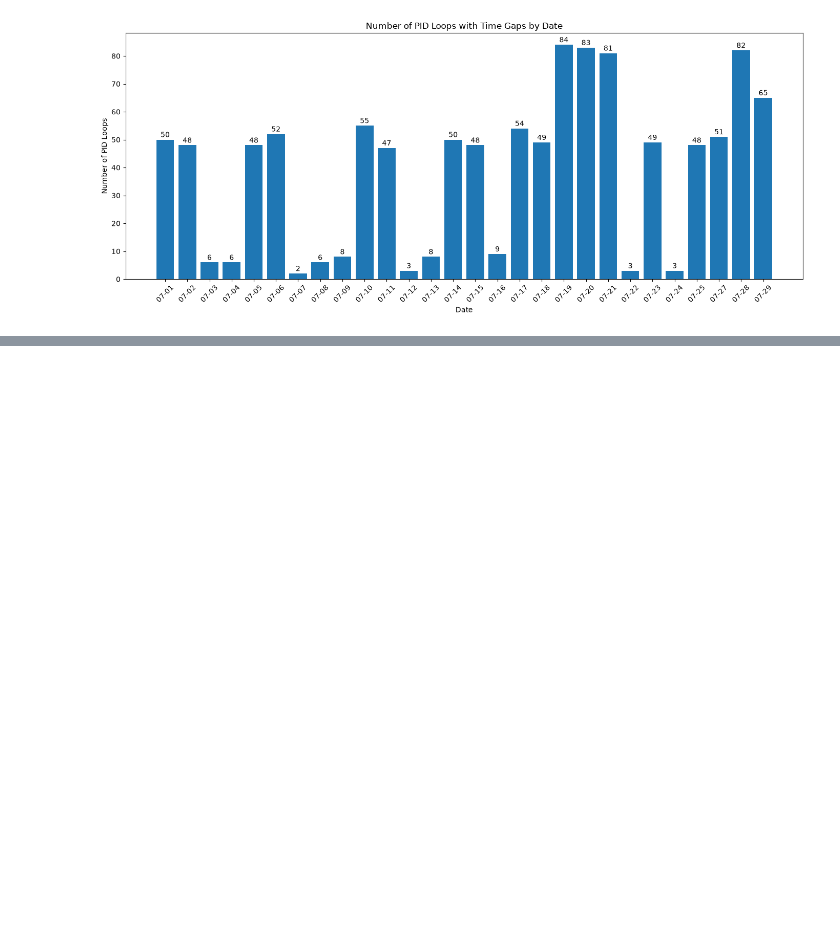
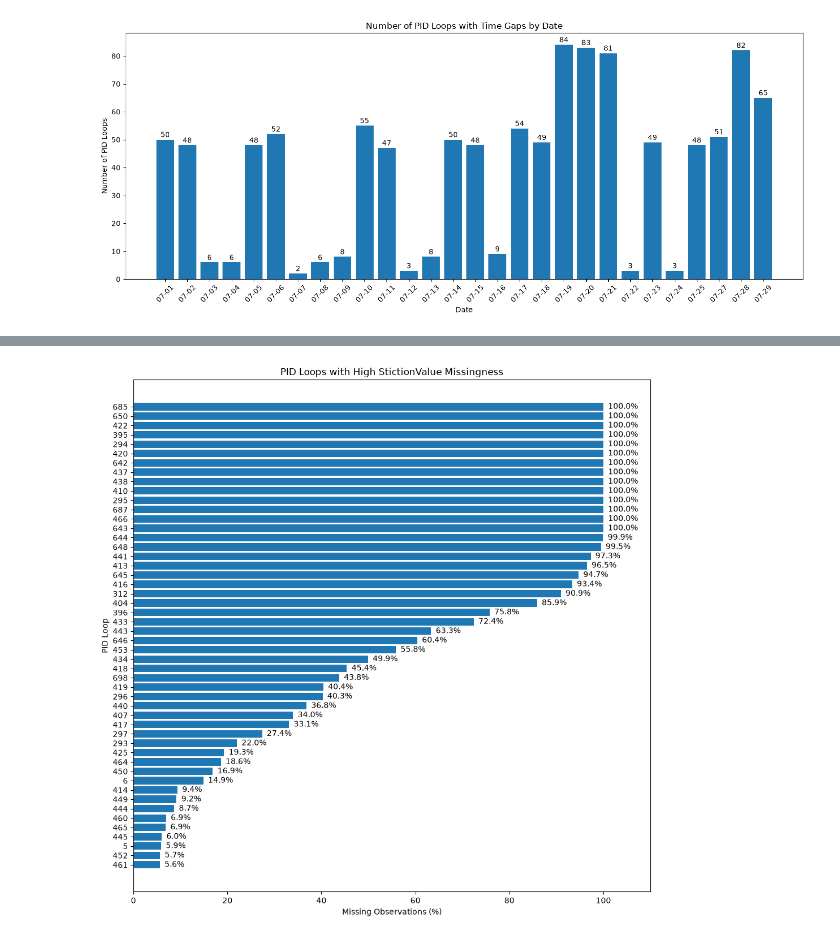
Before and after one commit to DataByThinh/control-station, a Jupyter notebook: notebooks/eda.ipynb, the cells around one changed output, grey strips where cells are left out. Cells and saved outputs as stored; diff of their text form; code cells hidden in the pictures; blank space fills up the shorter version.

```diff
--- a/notebooks/eda.ipynb
+++ b/notebooks/eda.ipynb
@@ -438,0 +596,42 @@ plt.show()
+# %%
+# Calculate StictionValue missing percentage for each PID loop
+stiction_by_loop = (
+    df.groupby("LoopId")["StictionValue"]
+      .apply(lambda x: x.isna().mean() * 100)
+      .sort_values(ascending=False)
+)
+
+# Keep only loops with at least 5% missing StictionValue
+stiction_high_missing = stiction_by_loop[
+    stiction_by_loop >= 5
+].sort_values(ascending=True)
+
+
+# Create horizontal bar chart
+plt.figure(figsize=(10, 10))
+
+bars = plt.barh(
+    stiction_high_missing.index.astype(str),
+    stiction_high_missing.values
+)
+
+# Add percentage labels
+for bar in bars:
+    width = bar.get_width()
+
+    plt.text(
+        width + 1,
+        bar.get_y() + bar.get_height() / 2,
+        f"{width:.1f}%",
+        va="center"
+    )
+
+plt.title("PID Loops with High StictionValue Missingness")
+plt.xlabel("Missing Observations (%)")
+plt.ylabel("PID Loop")
+
+plt.xlim(0, 110)
+plt.tight_layout()
+plt.show()
+# %% [output]
+[figure, added]
```
Also changed, not shown: parts of 8 cells of this notebook.
